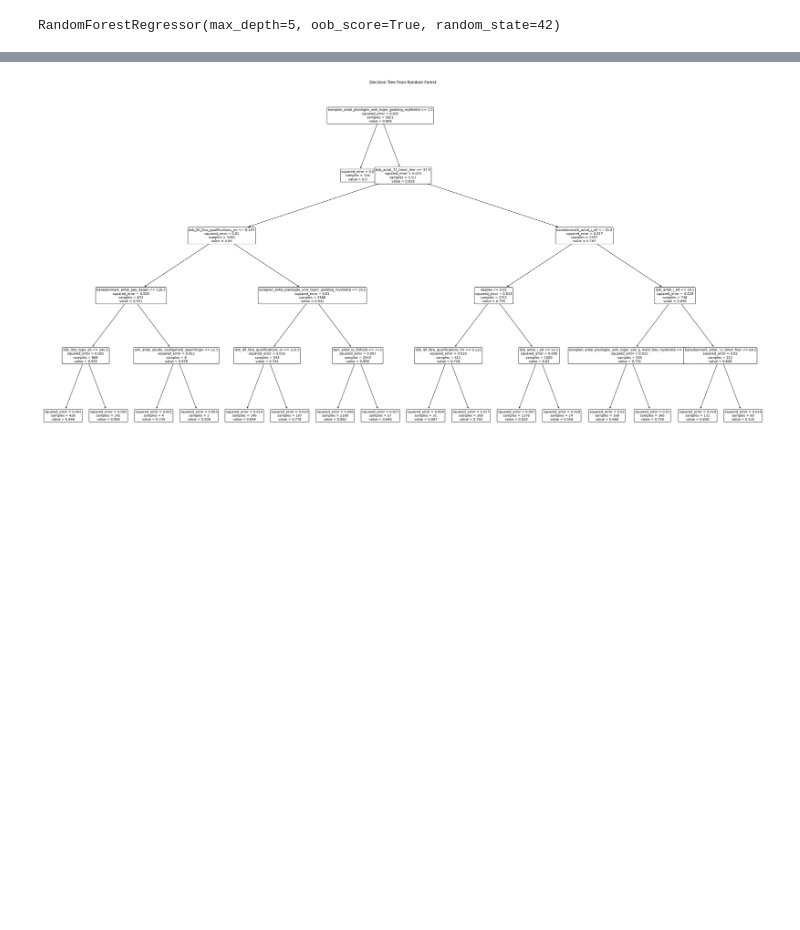
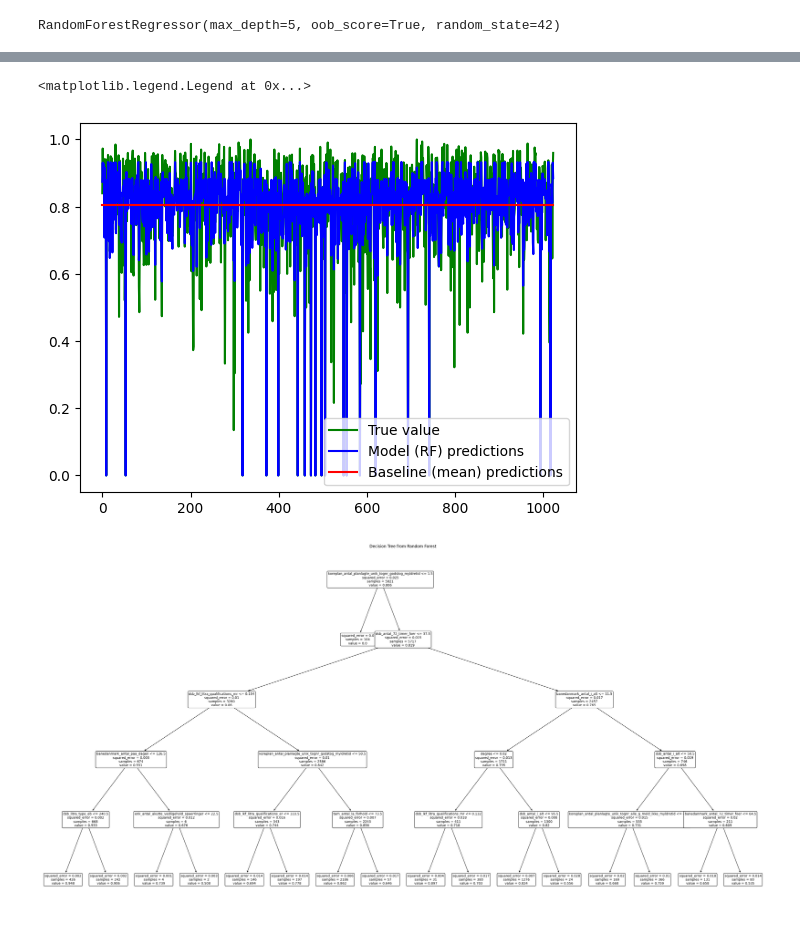
Before and after one commit to clarachristiansen/Bachelor_project, a Jupyter notebook: Feature_selection.ipynb, the cells around one changed output, grey strips where cells are left out. Drawn from its saved outputs; the diff is of its cells as text; code cells hidden in the pictures; blank space fills up the shorter version.

```diff
--- a/Feature_selection.ipynb
+++ b/Feature_selection.ipynb
@@ -170,7 +180,9 @@ regressor.fit(X_train, y_train)
 RandomForestRegressor(max_depth=5, oob_score=True, random_state=42)
 # %%
 # Test model
-predictions = regressor.predict(X_test)
+predictions_model = regressor.predict(X_test)
+# Mean baseline
+predictions_baseline = [np.mean(y_train)] * len(y_test)
 # %%
 from sklearn.metrics import mean_squared_error, r2_score
 
@@ -186,3 +204,12 @@ R-squared: 0.7120784254445587
+# %%
+x_plot = range(len(y_test))
+plt.plot(x_plot, y_test, label = "True value", color = "green")
+plt.plot(x_plot, predictions_model, label="Model (RF) predictions", color = "blue")
+plt.plot(x_plot, predictions_baseline, label="Baseline (mean) predictions", color = "red")
+plt.legend()
+# %% [output]
+<matplotlib.legend.Legend at 0x...>
+[figure, added]
 # %%
 from sklearn.tree import plot_tree
 import matplotlib.pyplot as plt
```
Also changed, not shown: parts of 10 cells of this notebook, 4 other files.
